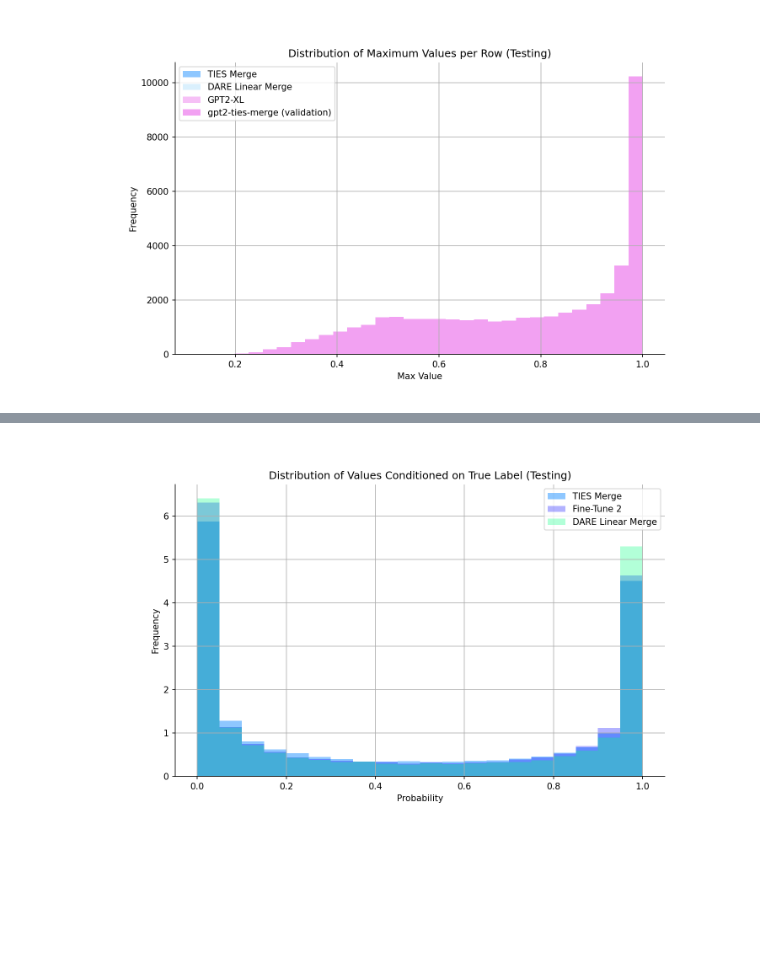
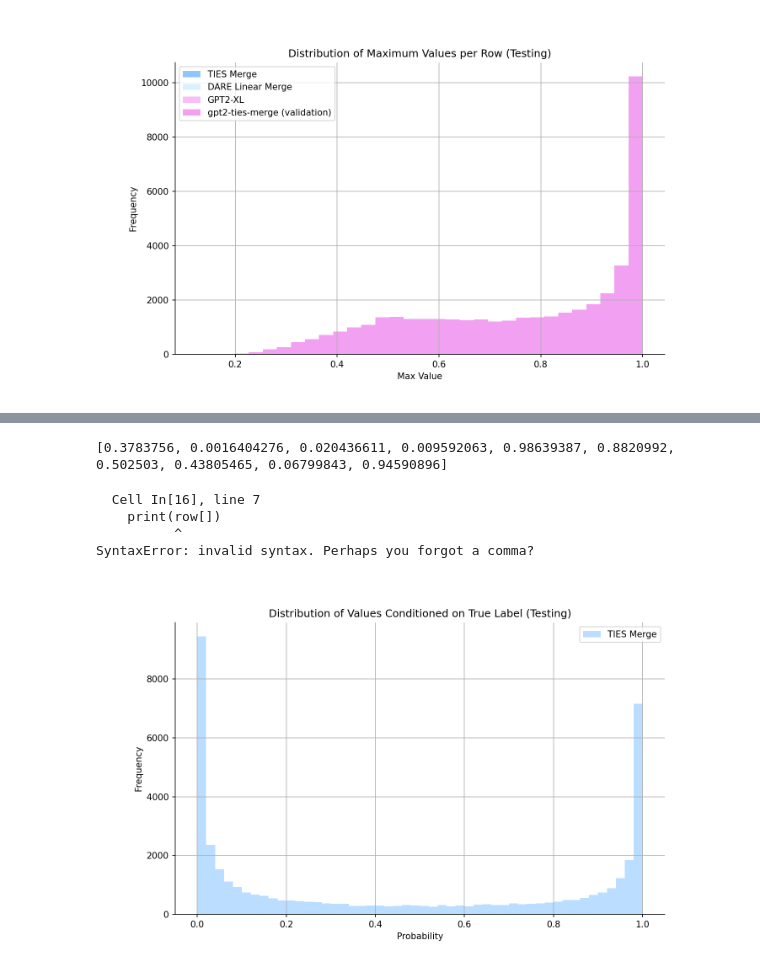
Before and after one commit to alt2177/mllm, a Jupyter notebook: notebooks/test_loss_exp.ipynb, the cells around one changed output, grey strips where cells are left out. Drawn from its saved outputs; the diff is of its cells as text; code cells hidden in the pictures; blank space fills up the shorter version.

```diff
--- a/notebooks/test_loss_exp.ipynb
+++ b/notebooks/test_loss_exp.ipynb
@@ -190,3 +202,20 @@ print(inlabel_ties)
+# %%
+print(inlabel_ties[:10])
+# %% [output]
+[0.3783756, 0.0016404276, 0.020436611, 0.009592063, 0.98639387, 0.8820992, 0.502503, 0.43805465, 0.06799843, 0.94590896]
+# %%
+first_ten = ties_test.select("true_label")[:10].to_numpy()
+first_ten[0][0]
+
+ties_test.rows()[1][first_ten[1][0]]
+ties_test.head(2)
+for i, rows in enumerate(ties_test.rows()):
+    print(row[])
+# %% [output]
+  Cell In[16], line 7
+    print(row[])
+          ^
+SyntaxError: invalid syntax. Perhaps you forgot a comma?
 # %%
 true_labels = base_test.select("true_label").to_numpy()
 inlabel_base_2 = []
@@ -200,19 +229,19 @@ for i, row in enumerate(dare_lin_test.rows()):
 # %%
 # FIXED
 plt.figure(figsize = (10, 6), dpi = 100)
 ax = plt.gca()
 ax.spines['top'].set_visible(False)
 ax.spines['right'].set_visible(False)
 
-plt.hist(inlabel_ties, bins = 20, density = True, alpha = 0.5, label = "TIES Merge", color='dodgerblue')
-plt.hist(inlabel_base_2, bins = 20, density = True, alpha = 0.3, label = "Fine-Tune 2", color='blue')
-plt.hist(inlabel_dare_lin, bins = 20, density = True, alpha = 0.3, label = "DARE Linear Merge", color='springgreen')
+plt.hist(inlabel_ties, bins = 50, alpha = 0.3, label = "TIES Merge", color='dodgerblue')
+# plt.hist(inlabel_base_2, bins = 20, alpha = 0.3, label = "Fine-Tune 2", color='blue')
+# plt.hist(inlabel_dare_lin, bins = 20, alpha = 0.5, label = "DARE Linear Merge", color='springgreen')
 plt.title('Distribution of Values Conditioned on True Label (Testing)')
 plt.xlabel('Probability')
 plt.ylabel('Frequency')
 plt.grid(True)
 plt.legend()
-plt.savefig("notebooks/images/inlabel_ties.png")
+# plt.savefig("notebooks/images/inlabel_ties.png")
 plt.show()
 # %% [output]
-[figure, old version]
+[figure, new version]
```
Also changed, not shown: parts of 11 cells of this notebook.
